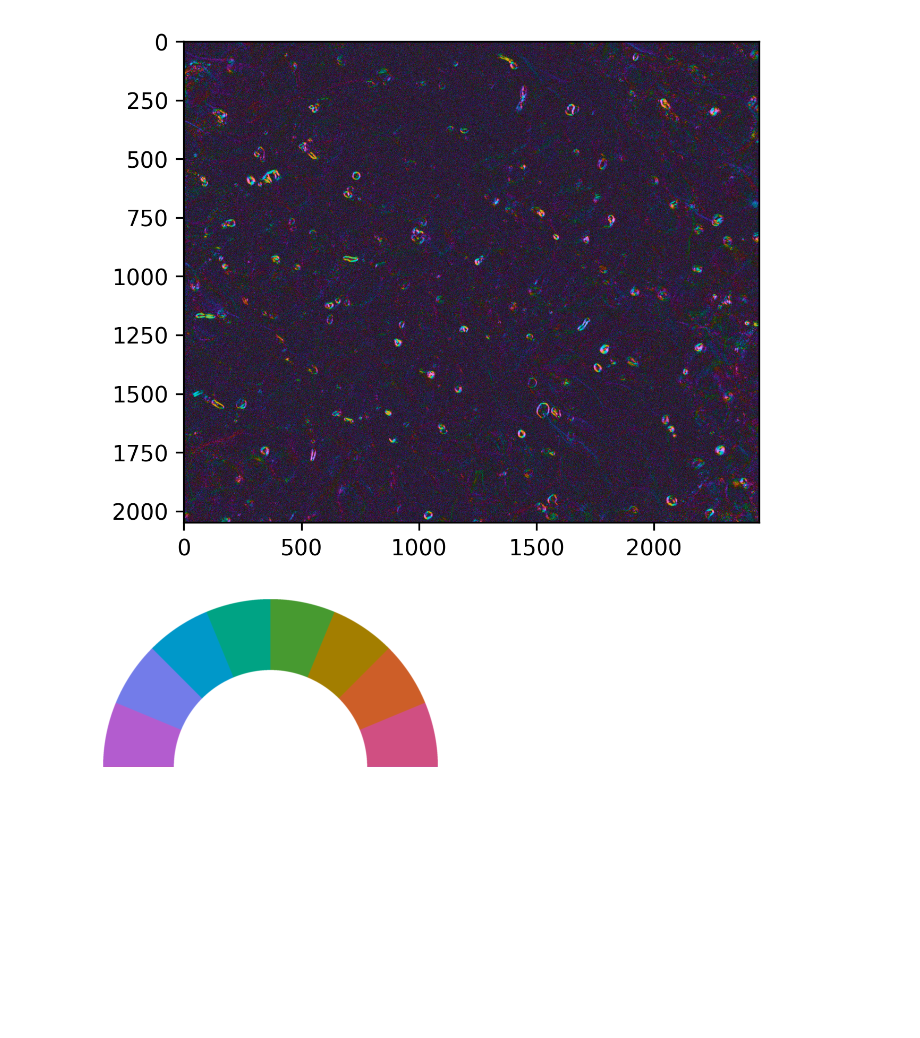
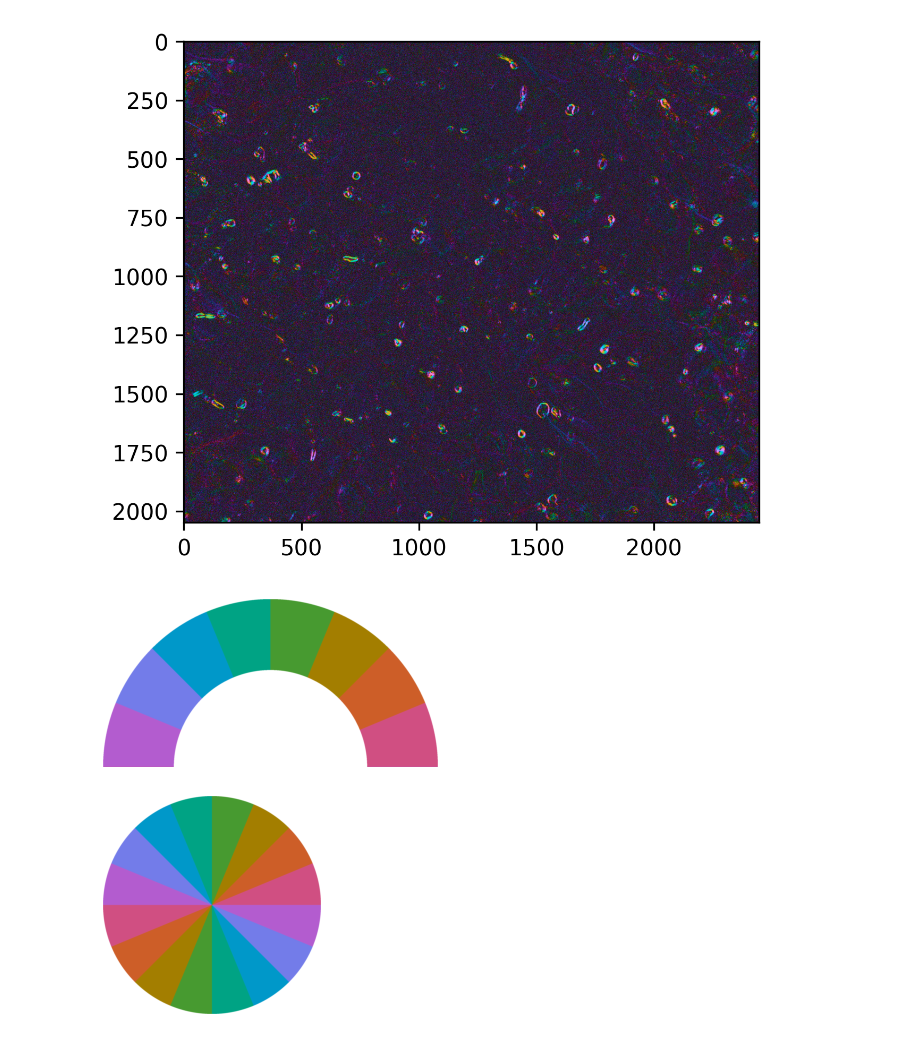
Before and after one commit to mehta-lab/recOrder, a Jupyter notebook: notebooks/QLIPP_Plotting.ipynb, the cells around one changed output. Saved outputs shown, nothing was run; the diff lists cells and outputs as text; code cells hidden in the pictures; blank space fills up the shorter version.

```diff
--- a/notebooks/QLIPP_Plotting.ipynb
+++ b/notebooks/QLIPP_Plotting.ipynb
@@ -49,0 +60,37 @@ legend = create_legend()
+# %%
+[xLeg, yLeg] = np.meshgrid(np.arange(-1, 1+0.001, 0.001), np.arange(-1, 1+0.001, 0.001))
+rhoLeg = np.sqrt(xLeg**2 + yLeg**2)
+thetaLeg = np.arctan2(-yLeg, xLeg)
+
+# print(thetaLeg)
+# thetaLeg
+thetaLeg %= np.pi
+# thetaLeg -= np.pi/2
+thetaLeg /= np.pi
+
+alpha = np.ones_like(rhoLeg)
+alpha[rhoLeg>=1] = 0
+# alpha[rhoLeg<np.sqrt(1/3)] = 0
+
+levels = 8
+
+thetaLeg_ = np.round(thetaLeg*levels+0.5)/levels - 1/levels
+
+J = np.ones_like(rhoLeg) * 45
+C = np.ones_like(rhoLeg) * 60
+h = thetaLeg_*360
+
+JCh = np.stack((J, C, h), axis=2)
+JCh_rgb = cspace_convert(JCh, "JCh", "sRGB1")
+
+JCh_rgb[JCh_rgb<0]=0
+JCh_rgb[JCh_rgb>1]=1
+
+legend = np.dstack((JCh_rgb, alpha))
+
+plt.imshow(legend)
+plt.axis('off')
+plt.imsave('/home/camfoltz2/Desktop/JCh_colorLegend_fullCircle.png', legend)
+plt.show()
+# %% [output]
+[figure, added]
```
Also changed, not shown: parts of 7 cells of this notebook, 4 other files.
